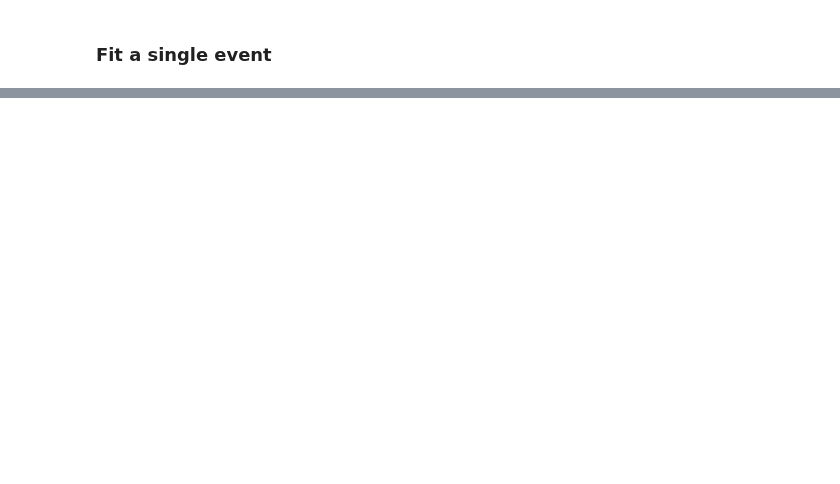
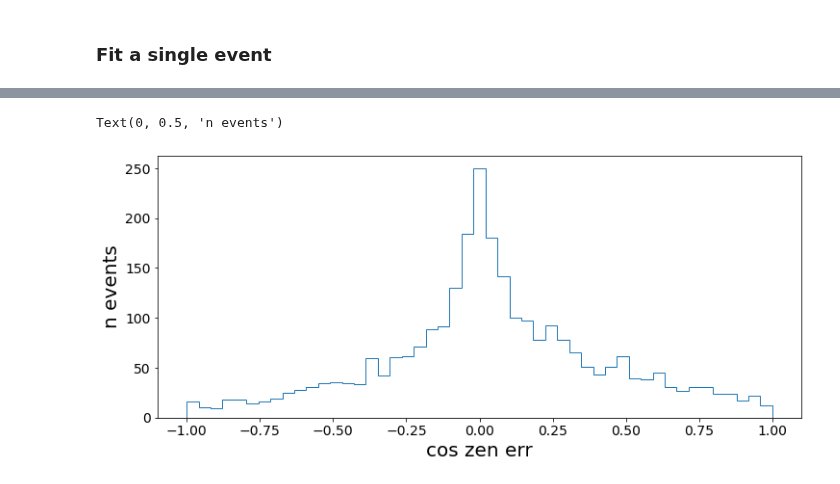
Before and after one commit to philippeller/freeDOM, a Jupyter notebook: notebooks/atfienberg/reconstruct.ipynb, the cells around one changed output, grey strips where cells are left out. Drawn from its saved outputs; the diff is of its cells as text; code cells hidden in the pictures; blank space fills up the shorter version.

```diff
--- a/notebooks/atfienberg/reconstruct.ipynb
+++ b/notebooks/atfienberg/reconstruct.ipynb
@@ -137,5 +106,7 @@ cleaning up
 %%time
 test_out = crs_reco.fit_events(events[:1], 0, ctrl_addrs, init_range,
                                param_search_limits, n_live_points,
-                               batch_size=12, spherical_indices=[[4,5]])
+                               batch_size=12, spherical_indices=[[4,5]],
+                               do_postfit=True,
+                               param_transforms=transforms.track_frac_transforms)
 # %% [output]
@@ -158,8 +127,7 @@ print(test_out[0][0]['nit'])
 # %%
-# events_to_process = len(events)
-events_to_process = 400
+events_to_process = len(events)
 pool_size = 200
 evts_per_proc = int(math.ceil(events_to_process/pool_size))
 evt_splits = [events[i*evts_per_proc:(i+1)*evts_per_proc] for i in range(pool_size)]
-print(sum(len(l) for l in evt_splits))
+events_to_process
 # %% [output]
@@ -175,7 +143,8 @@ fit_events_partial = partial(
         n_live_points=n_live_points,
         spherical_indices=[[4,5]],
         batch_size=12,
-)
+        do_postfit=True,
+        param_transforms=transforms.track_frac_transforms)
 # %%
 %%time
 start = time.time()
@@ -222,6 +185,4 @@ print(f'{time_per_iter*1e6:.2f} us per iter')
 # %%
-par_names = ['x', 'y', 'z', 'time',
-             'azimuth', 'zenith',
-             'cascade energy', 'track energy']
+par_names = transforms.track_frac_transforms['par_names']
 df = summary_df.build_summary_df(all_outs, par_names)
 # %%
@@ -251,3 +201,14 @@ for proc, ctrl_addr in zip(procs, ctrl_addrs):
         ctrl_sock.connect(ctrl_addr)
         ctrl_sock.send_string("die")
         proc.join()
+# %%
+fig, ax = plt.subplots(figsize=(12, 5))
+zen_ind = par_names.index('zenith')
+true_zen = np.array([event['params'][zen_ind] for event in events])
+czen_bins = np.linspace(-1, 1, 50)
+ax.hist(np.cos(df.zenith) - np.cos(true_zen), bins=czen_bins, histtype='step')
+ax.set_xlabel('cos zen err')
+ax.set_ylabel('n events')
+# %% [output]
+Text(0, 0.5, 'n events')
+[figure, added]
```
Also changed, not shown: parts of 29 cells of this notebook.
